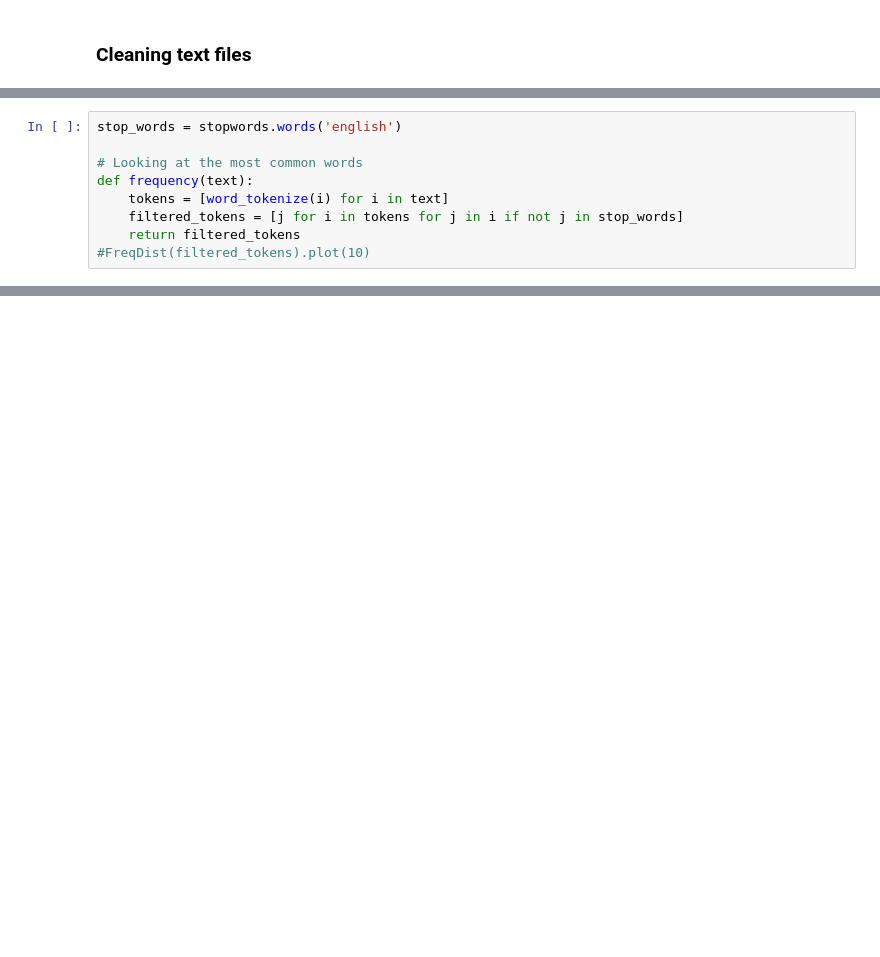
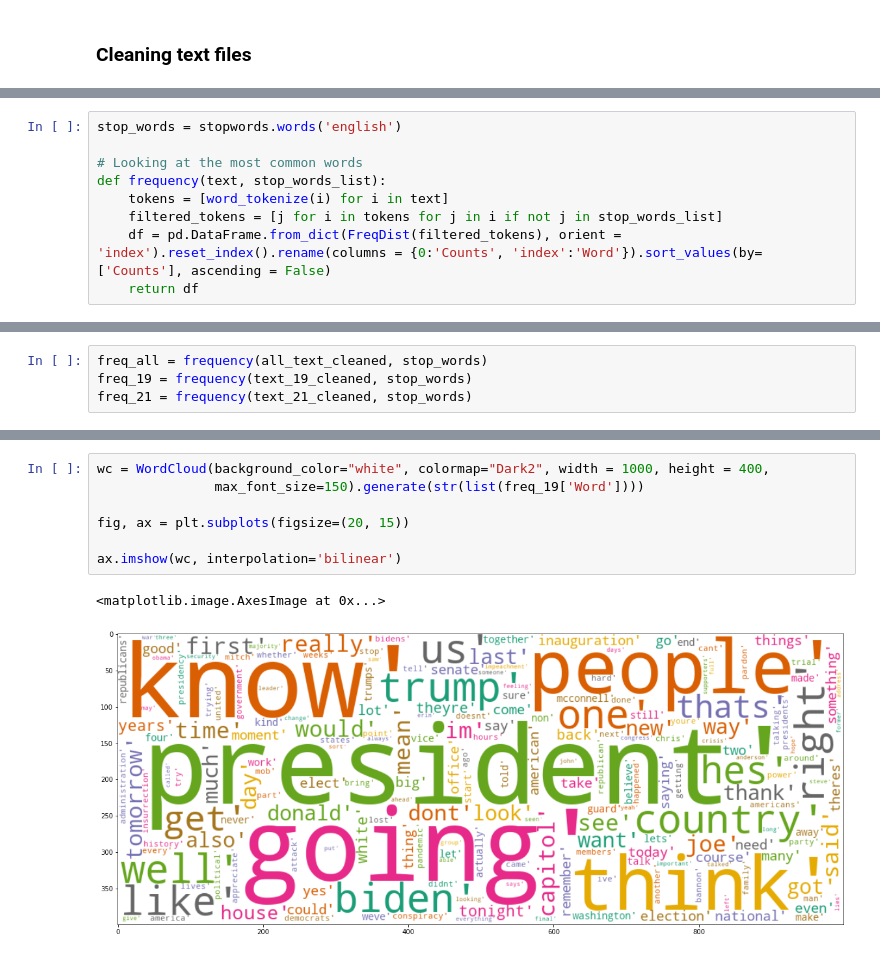
Before and after one commit to florence26/CNN-News-NLP-Analysis, a Jupyter notebook: CNN NLP.ipynb, the cells around one changed output, grey strips where cells are left out. Drawn from its saved outputs; the diff is of its cells as text; blank space fills up the shorter version.

```diff
--- a/CNN NLP.ipynb
+++ b/CNN NLP.ipynb
@@ -124,8 +131,8 @@ def tfidfvectorizer(text):
 stop_words = stopwords.words('english')
 
 # Looking at the most common words
-def frequency(text):
+def frequency(text, stop_words_list):
     tokens = [word_tokenize(i) for i in text]
-    filtered_tokens = [j for i in tokens for j in i if not j in stop_words]
-    return filtered_tokens
-#FreqDist(filtered_tokens).plot(10)
+    filtered_tokens = [j for i in tokens for j in i if not j in stop_words_list]
+    df = pd.DataFrame.from_dict(FreqDist(filtered_tokens), orient = 'index').reset_index().rename(columns = {0:'Counts', 'index':'Word'}).sort_values(by=['Counts'], ascending = False)
+    return df
@@ -139,0 +139,4 @@ FreqDist({'the': 458, 'and': 276, 'to': 269, 'of': 209, 'that': 207, 'a': 153, '
+# %%
+freq_all = frequency(all_text_cleaned, stop_words)
+freq_19 = frequency(text_19_cleaned, stop_words)
+freq_21 = frequency(text_21_cleaned, stop_words)
@@ -139,0 +206,10 @@ FreqDist({'the': 458, 'and': 276, 'to': 269, 'of': 209, 'that': 207, 'a': 153, '
+# %%
+wc = WordCloud(background_color="white", colormap="Dark2", width = 1000, height = 400,
+               max_font_size=150).generate(str(list(freq_19['Word'])))
+
+fig, ax = plt.subplots(figsize=(20, 15))
+
+ax.imshow(wc, interpolation='bilinear')
+# %% [output]
+<matplotlib.image.AxesImage at 0x...>
+[figure, added]
```
Also changed, not shown: parts of 26 cells of this notebook.
